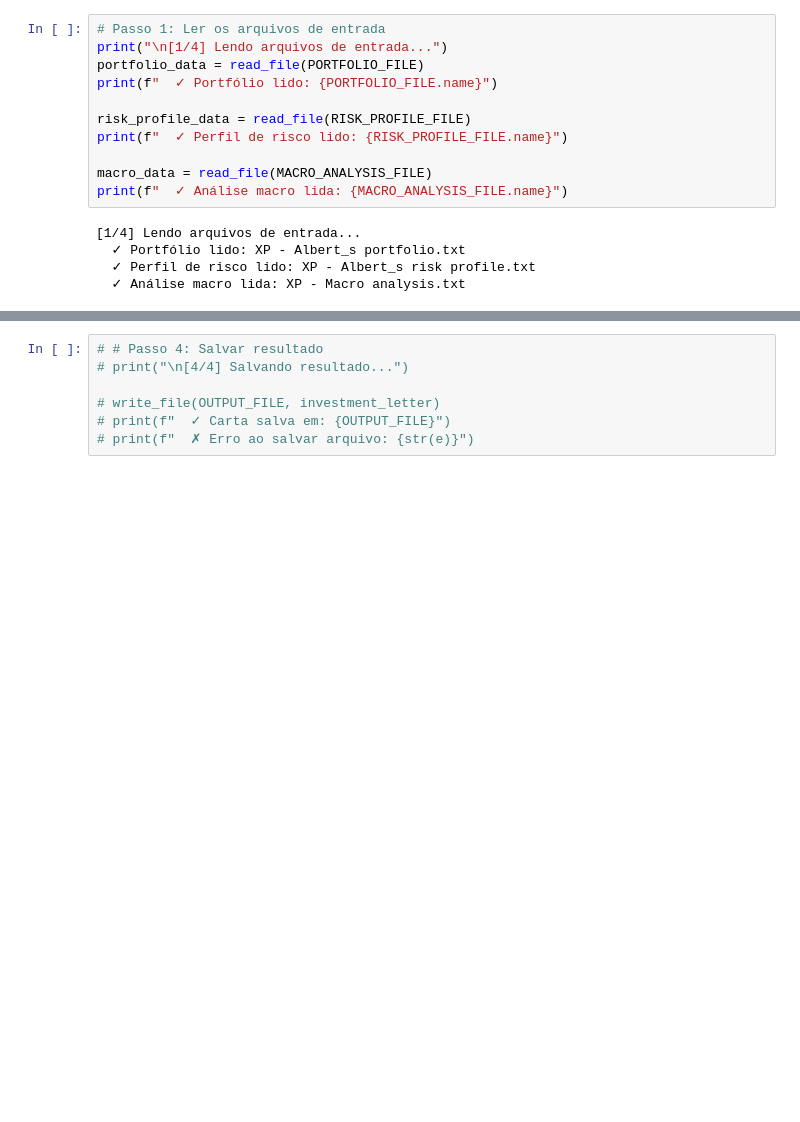
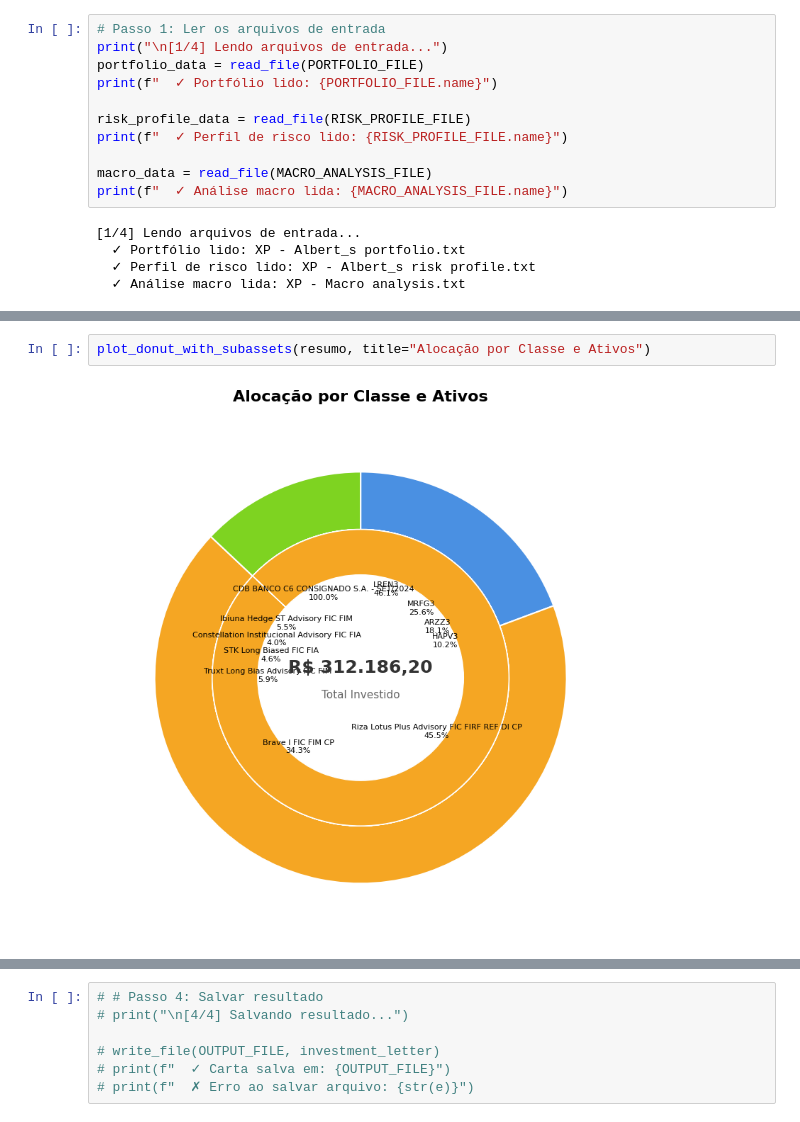
Before and after one commit to Rafaellfig/investment-advice-agent, a Jupyter notebook: testes.ipynb, the cells around one changed output, grey strips where cells are left out. Drawn from its saved outputs; the diff is of its cells as text; blank space fills up the shorter version.

```diff
--- a/testes.ipynb
+++ b/testes.ipynb
@@ -32,0 +367,4 @@ print(f"  ✓ Análise macro lida: {MACRO_ANALYSIS_FILE.name}")
+# %%
+plot_donut_with_subassets(resumo, title="Alocação por Classe e Ativos")
+# %% [output]
+[figure, added]
```
Also changed, not shown: parts of 34 cells of this notebook, 2 other files.
